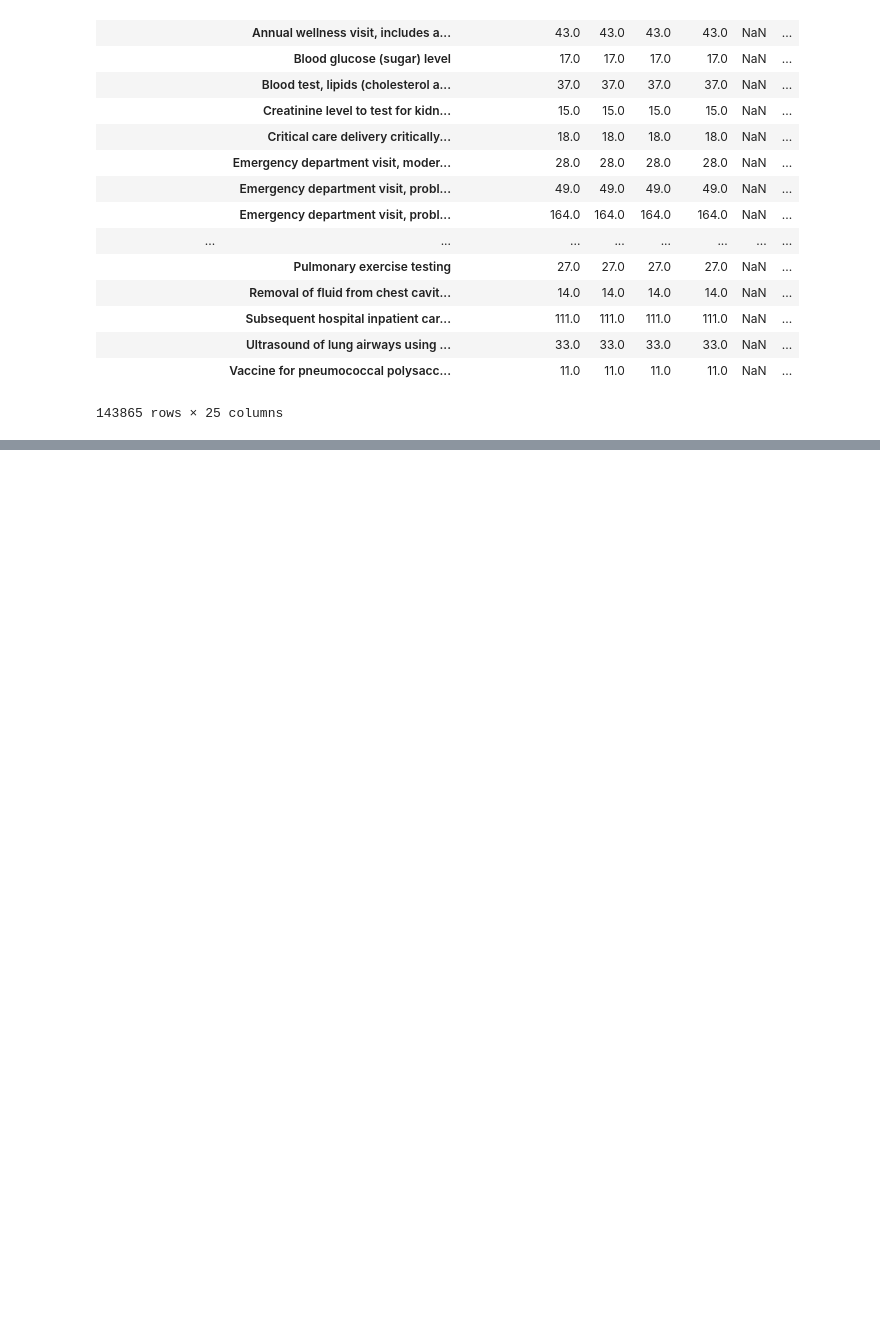
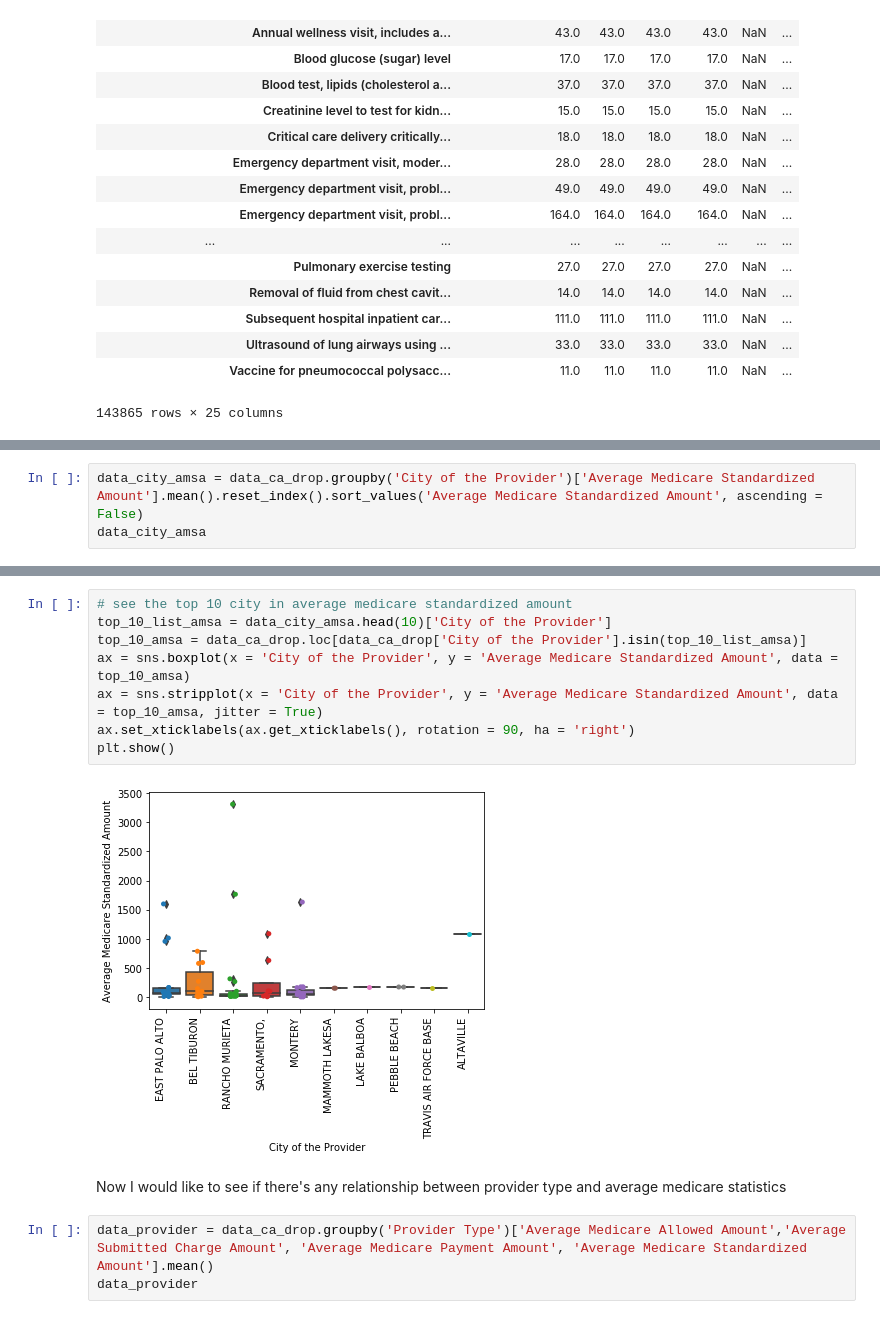
Before and after one commit to chvbs2000/SpringBoard, a Jupyter notebook: Capstone_Project1/analysis.ipynb, the cells around one changed output, grey strips where cells are left out. Cells and saved outputs as stored; diff of their text form; blank space fills up the shorter version.

```diff
--- a/Capstone_Project1/analysis.ipynb
+++ b/Capstone_Project1/analysis.ipynb
@@ -134,0 +252,3 @@ data_ca.groupby(['City of the Provider','HCPCS Description'])['Number of Service
+# %%
+data_city_amsa = data_ca_drop.groupby('City of the Provider')['Average Medicare Standardized Amount'].mean().reset_index().sort_values('Average Medicare Standardized Amount', ascending = False)
+data_city_amsa
@@ -134,0 +309,15 @@ data_ca.groupby(['City of the Provider','HCPCS Description'])['Number of Service
+# %%
+# see the top 10 city in average medicare standardized amount
+top_10_list_amsa = data_city_amsa.head(10)['City of the Provider']
+top_10_amsa = data_ca_drop.loc[data_ca_drop['City of the Provider'].isin(top_10_list_amsa)]
+ax = sns.boxplot(x = 'City of the Provider', y = 'Average Medicare Standardized Amount', data = top_10_amsa)
+ax = sns.stripplot(x = 'City of the Provider', y = 'Average Medicare Standardized Amount', data = top_10_amsa, jitter = True)
+ax.set_xticklabels(ax.get_xticklabels(), rotation = 90, ha = 'right')
+plt.show()
+# %% [output]
+[figure, added]
+# %% [markdown]
+Now I would like to see if there's any relationship between provider type and average medicare statistics
+# %%
+data_provider = data_ca_drop.groupby('Provider Type')['Average Medicare Allowed Amount','Average Submitted Charge Amount', 'Average Medicare Payment Amount', 'Average Medicare Standardized Amount'].mean()
+data_provider
```
Also changed, not shown: parts of 21 cells of this notebook.
